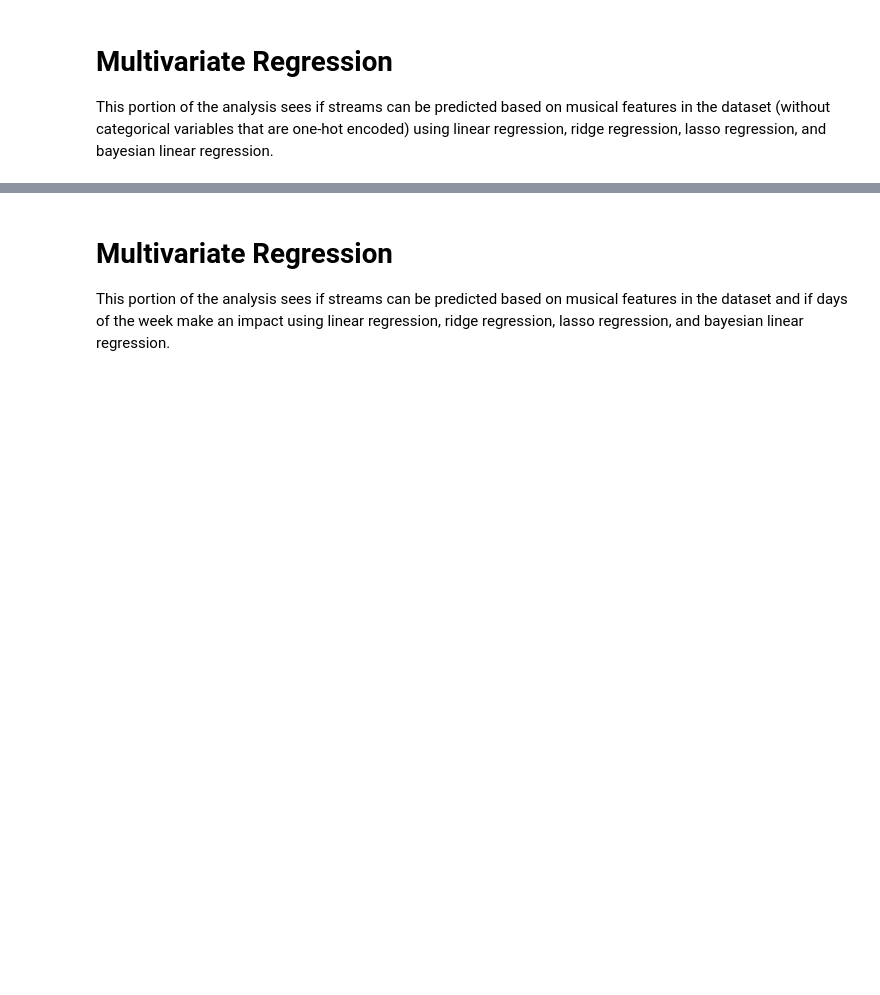
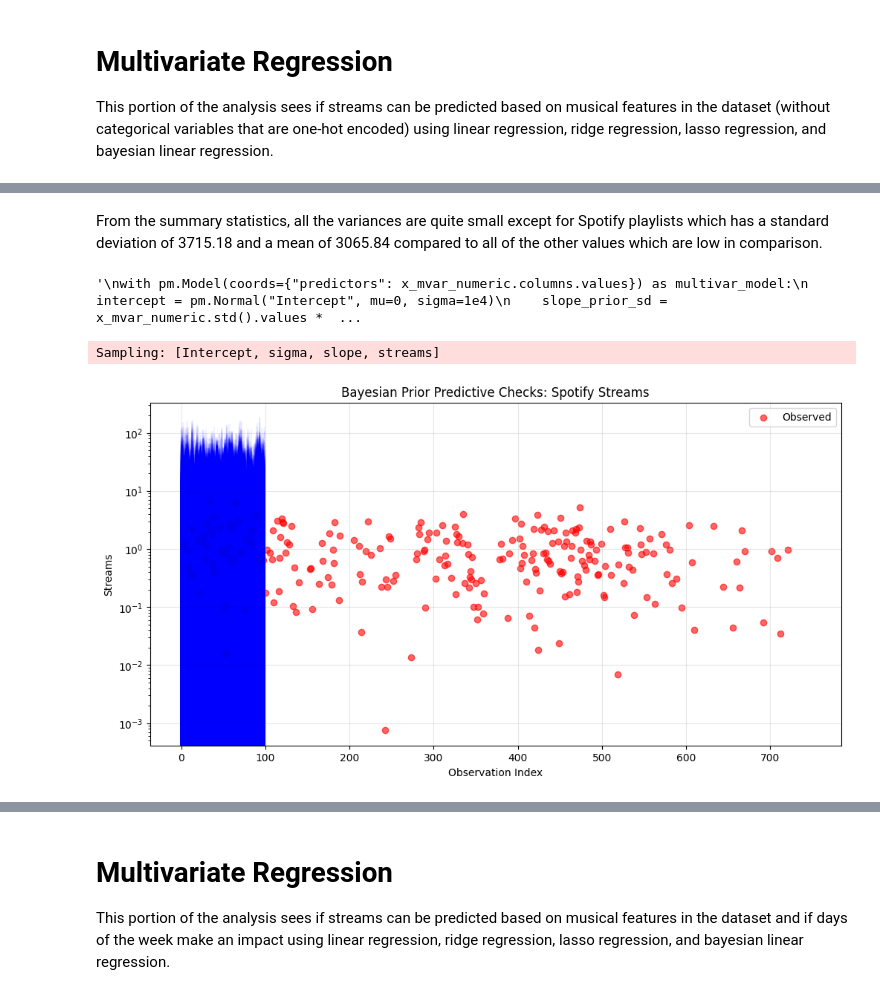
Before and after one commit to bottleyearold/Probabilistic-Machine-Learning-Football-Project, a Jupyter notebook: project_code.ipynb, the cells around one changed output, grey strips where cells are left out. Cells and saved outputs as stored; diff of their text form; code cells hidden in the pictures; blank space fills up the shorter version.

Commit message:
All regression models w/ playlists analysis

```diff
--- a/project_code.ipynb
+++ b/project_code.ipynb
@@ -333,0 +493,52 @@ This portion of the analysis sees if streams can be predicted based on musical f
+# %% [markdown]
+From the summary statistics, all the variances are quite small except for Spotify playlists which has a standard deviation of 3715.18 and a mean of 3065.84 compared to all of the other values which are low in comparison.
+# %%
+"""
+with pm.Model(coords={"predictors": x_mvar_numeric.columns.values}) as multivar_model:
+    intercept = pm.Normal("Intercept", mu=0, sigma=1e4)
+    slope_prior_sd =  x_mvar_numeric.std().values * 0.5
+    slope = pm.Normal("slope", mu=0, sigma=slope_prior_sd, shape=x_mvar_numeric.shape[1])
+    sigma = pm.HalfNormal("sigma", sigma=1e4)
+
+    mu = intercept + pm.math.dot(x_mvar_numeric.values, slope)
+    likelihood = pm.Normal("streams", mu=mu, sigma=sigma, observed=y.values)
+    """
+# %% [output]
+'\nwith pm.Model(coords={"predictors": x_mvar_numeric.columns.values}) as multivar_model:\n    intercept = pm.Normal("Intercept", mu=0, sigma=1e4)\n    slope_prior_sd =  x_mvar_numeric.std().values *  ...
+# %%
+x_scaled = (x_mvar_numeric - x_mvar_numeric.mean()) / x_mvar_numeric.std()
+y_scaled= (y - y.mean()) / y.std() #scale down y-values as well for faster computation time
+
+with pm.Model(coords={"predictors": x_mvar_numeric.columns.values}) as multivar_weak_model:
+    intercept = pm.Normal("Intercept", mu=0, sigma=10)
+    slope = pm.Normal("slope", mu=0, sigma=5, shape=x_scaled.shape[1],dims='predictors')
+    sigma = pm.HalfNormal("sigma", sigma=10)
+
+    mu = intercept + pm.math.dot(x_scaled.values, slope)
+    likelihood = pm.Normal("streams", mu=mu, sigma=sigma, observed=y_scaled)
+# %%
+with multivar_weak_model:
+    prior_samples = pm.sample_prior_predictive(100)
+# %% [output]
+Sampling: [Intercept, sigma, slope, streams]
+# %%
+#prior predictive draws
+prior_pred = prior_samples.prior_predictive["streams"].values  #shape: (n_draws, n_obs)
+
+plt.figure(figsize=(12,6))
+
+for i in range(min(100, prior_pred.shape[0])):  #plot at most 100 draws
+    plt.plot(np.arange(prior_pred.shape[1]), prior_pred[i], color="blue", alpha=0.05)
+
+#overlay observed data
+plt.scatter(np.arange(len(y)), y_scaled.values, color="red", label="Observed", alpha=0.6)
+
+plt.xlabel("Observation Index")
+plt.ylabel("Streams")
+plt.title("Bayesian Prior Predictive Checks: Spotify Streams")
+plt.legend()
+plt.yscale("log")
+plt.grid(True, alpha=0.3)
+plt.show()
+# %% [output]
+[figure, added]
```
Also changed, not shown: parts of 19 cells of this notebook.
